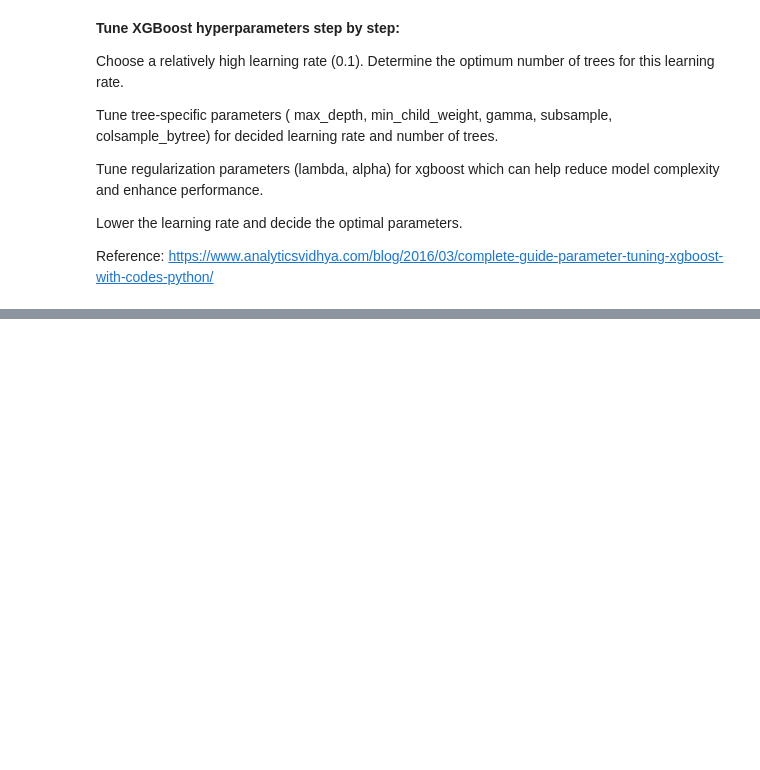
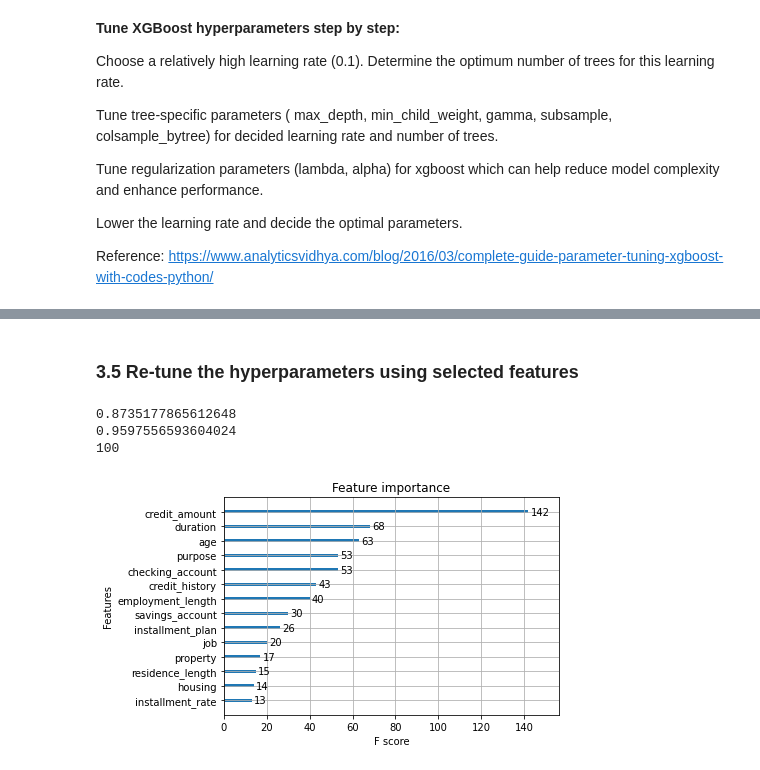
Before and after one commit to shanqu91/project_credit_risk_modeling, a Jupyter notebook: C4_credit_modeling_XGBoost.ipynb, the cells around one changed output, grey strips where cells are left out. Drawn from its saved outputs; the diff is of its cells as text; code cells hidden in the pictures; blank space fills up the shorter version.

```diff
--- a/C4_credit_modeling_XGBoost.ipynb
+++ b/C4_credit_modeling_XGBoost.ipynb
@@ -423,0 +380,27 @@ We can choose threshold = 0.62
+# %% [markdown]
+### 3.5 Re-tune the hyperparameters using selected features
+# %%
+# Tune n_estimators
+model = XGBClassifier(learning_rate = 0.1)
+Dtrain = DMatrix(df_X_train_selected.values, label=df_y_train.values)
+
+cvresult = cv(model.get_xgb_params(), Dtrain, num_boost_round=model.get_params()['n_estimators'], nfold=5,
+              metrics='auc', early_stopping_rounds=50)
+
+model.set_params(n_estimators=cvresult.shape[0])
+model.fit(df_X_train_selected, df_y_train, eval_metric='auc')
+
+preds = model.predict(df_X_train_selected)
+preds_prob = model.predict_proba(df_X_train_selected)[:,1]
+
+print(accuracy_score(df_y_train.values, preds))
+print(roc_auc_score(df_y_train, preds_prob))
+print(model.get_params()['n_estimators'])
+
+plot_importance(model, importance_type = 'weight')
+plt.show()
+# %% [output]
+0.8735177865612648
+0.9597556593604024
+100
+[figure, added]
```
Also changed, not shown: parts of 52 cells of this notebook.
